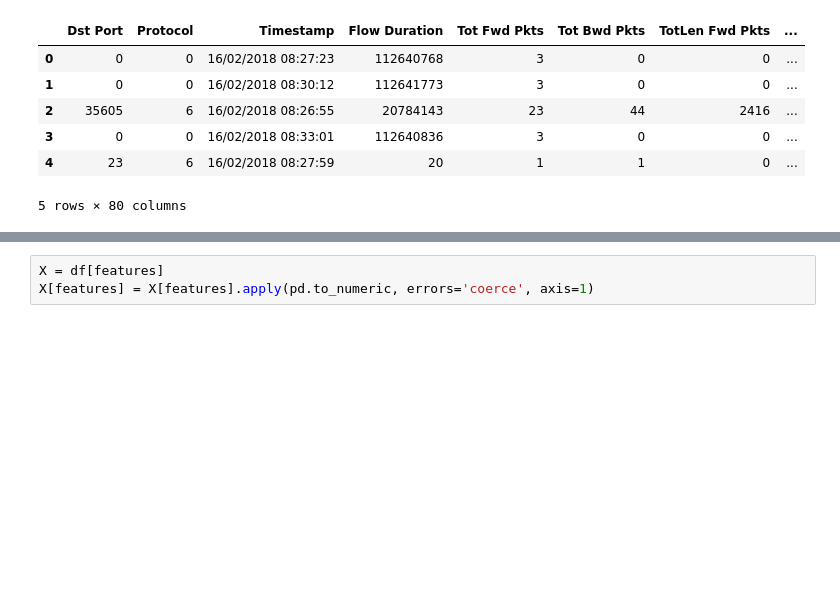
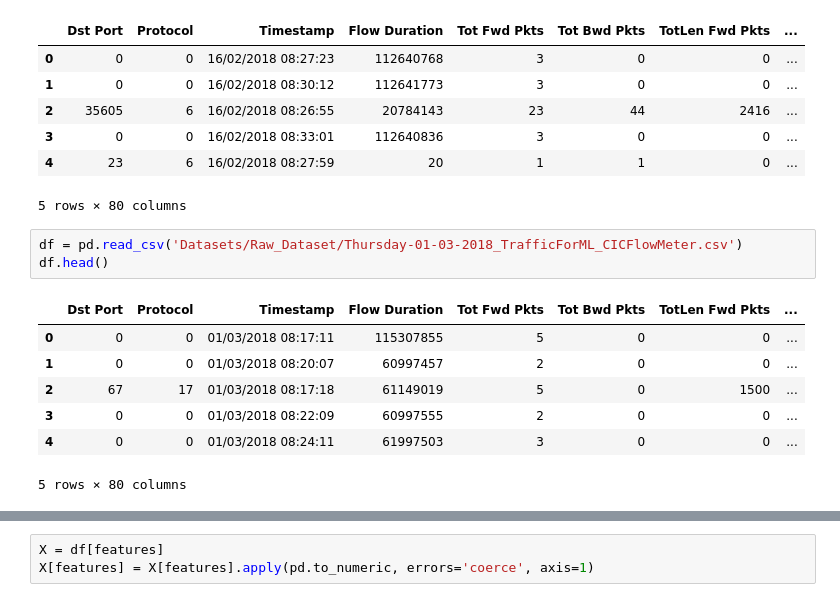
Before and after one commit to developer22-university/NetworkIntrusionDetection, a Jupyter notebook: Young_Features.ipynb, the cells around one changed output, grey strips where cells are left out. Cells and saved outputs as stored; diff of their text form; blank space fills up the shorter version.

```diff
--- a/Young_Features.ipynb
+++ b/Young_Features.ipynb
@@ -17,3 +17,14 @@ df.head()
 | 3 | 0 | 0 | 16/02/2018 08:33:01 | 112640836 | 3 | 0 | 0 | ... |
 | 4 | 23 | 6 | 16/02/2018 08:27:59 | 20 | 1 | 1 | 0 | ... |
 5 rows × 80 columns
+# %%
+df = pd.read_csv('Datasets/Raw_Dataset/Thursday-01-03-2018_TrafficForML_CICFlowMeter.csv')
+df.head()
+# %% [output]
+|  | Dst Port | Protocol | Timestamp | Flow Duration | Tot Fwd Pkts | Tot Bwd Pkts | TotLen Fwd Pkts | ... |
+| 0 | 0 | 0 | 01/03/2018 08:17:11 | 115307855 | 5 | 0 | 0 | ... |
+| 1 | 0 | 0 | 01/03/2018 08:20:07 | 60997457 | 2 | 0 | 0 | ... |
+| 2 | 67 | 17 | 01/03/2018 08:17:18 | 61149019 | 5 | 0 | 1500 | ... |
+| 3 | 0 | 0 | 01/03/2018 08:22:09 | 60997555 | 2 | 0 | 0 | ... |
+| 4 | 0 | 0 | 01/03/2018 08:24:11 | 61997503 | 3 | 0 | 0 | ... |
+5 rows × 80 columns
```
Also changed, not shown: parts of 19 cells of this notebook, 11 other files.
